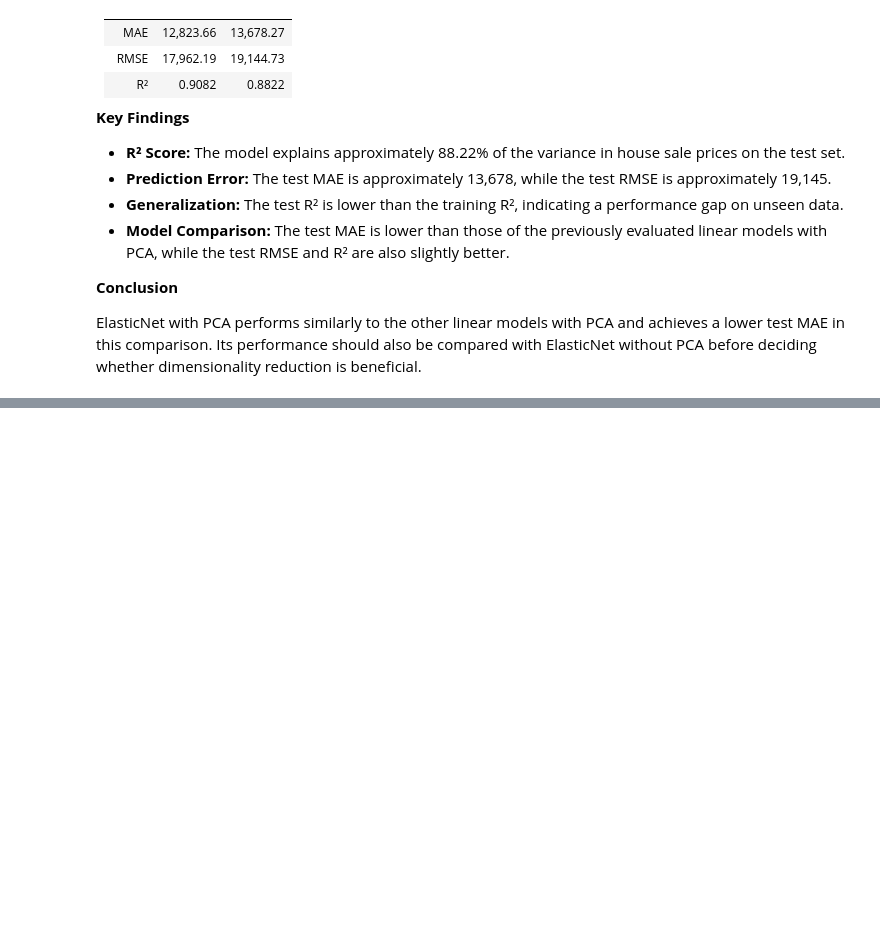
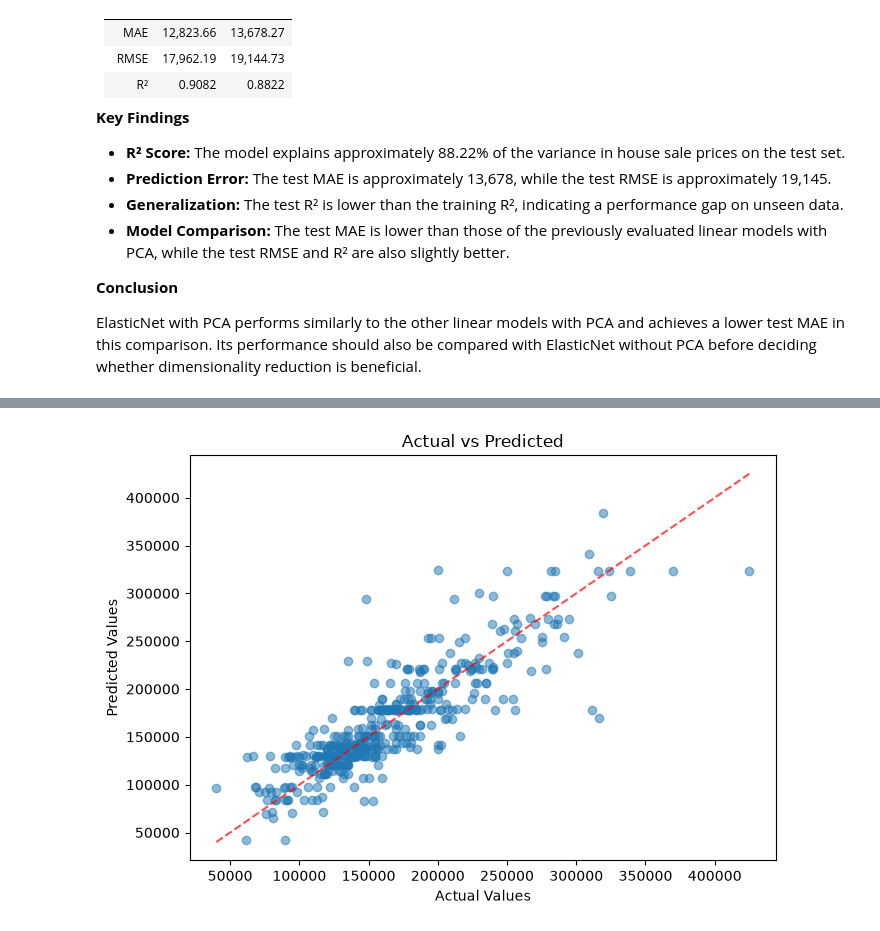
Before and after one commit to Mohamadzf23/ames-housing-price-prediction, a Jupyter notebook: src/ames_housing_price_prediction.ipynb, the cells around one changed output, grey strips where cells are left out. Drawn from its saved outputs; the diff is of its cells as text; code cells hidden in the pictures; blank space fills up the shorter version.

```diff
--- a/src/ames_housing_price_prediction.ipynb
+++ b/src/ames_housing_price_prediction.ipynb
@@ -3057,0 +3099,4 @@ ElasticNet with PCA performs similarly to the other linear models with PCA and a
+# %%
+plot_actual_vs_predicted(tr_pipline, X_test, y_test)
+# %% [output]
+[figure, added]
```
Also changed, not shown: parts of 6 cells of this notebook.
